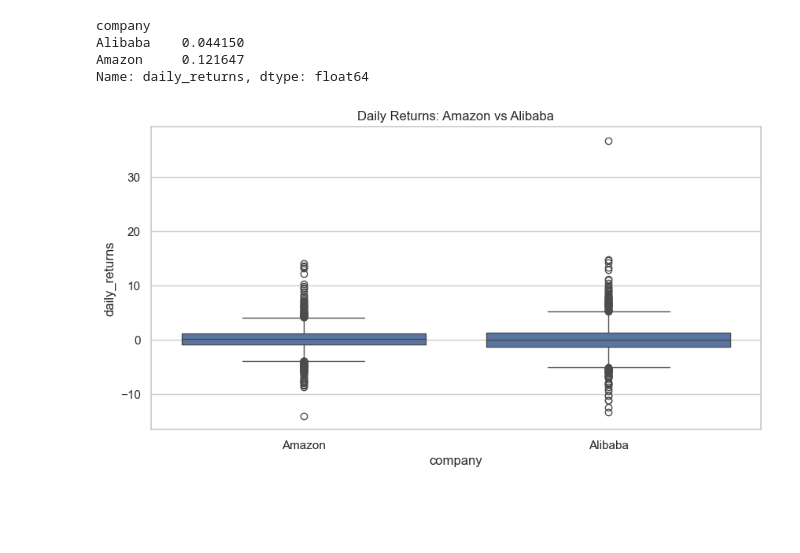
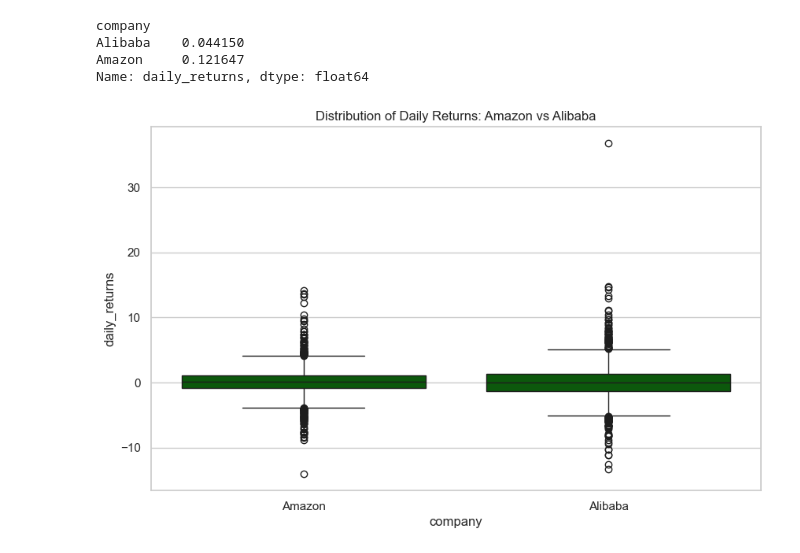
Before and after one commit to SatAlison/Alibaba-vs-Amazon-Stock-Performance-Analysis-2014-2025-, a Jupyter notebook: Alibaba_Amazon_stock_analysis.ipynb, the cells around one changed output. Drawn from its saved outputs; the diff is of its cells as text; code cells hidden in the pictures; blank space fills up the shorter version.

```diff
--- a/Alibaba_Amazon_stock_analysis.ipynb
+++ b/Alibaba_Amazon_stock_analysis.ipynb
@@ -685,10 +689,9 @@ Alibaba    0.044150
 Amazon     0.121647
 Name: daily_returns, dtype: float64
 # %%
-#plot a boxplot for daily returns
-plt.figure(figsize=(10,5))
-sns.boxplot(data=df, x='company', y='daily_returns')
-plt.title("Daily Returns: Amazon vs Alibaba")
+plt.figure(figsize=(10,6))
+sns.boxplot(data=df, x='company', y='daily_returns', color = '#006400' )
+plt.title("Distribution of Daily Returns: Amazon vs Alibaba")
 plt.show()
 # %% [output]
-[figure, old version]
+[figure, new version]
```
Also changed, not shown: parts of 15 cells of this notebook.
